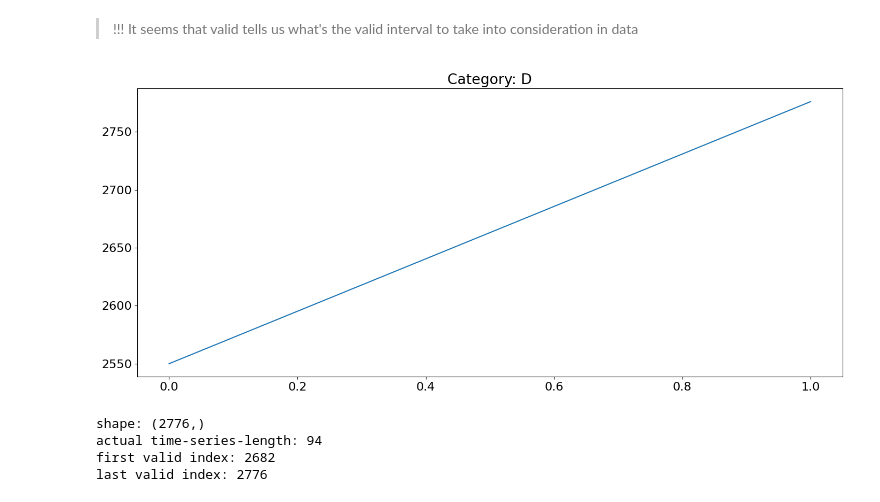
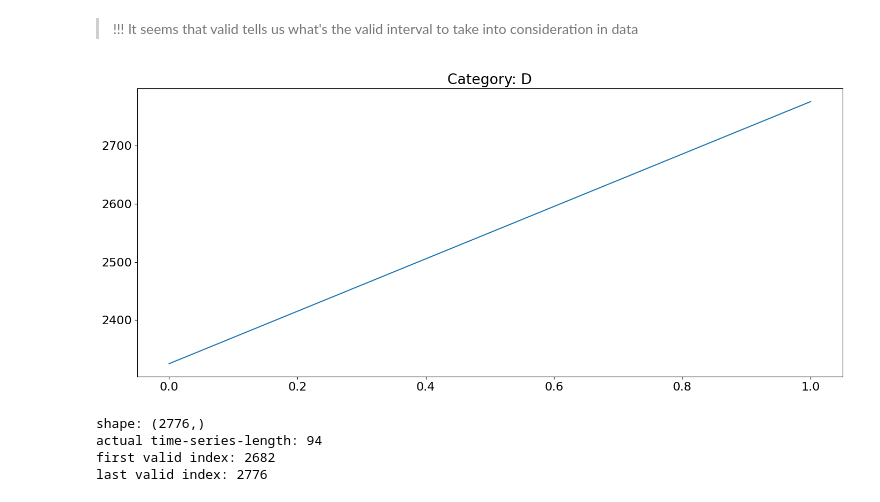
Before and after one commit to AlessandroSironi/AN2DL-Challenges-24, a Jupyter notebook: Challenge 2/notebooks/20231210_dataset_exploration-tomaso.ipynb, the cells around one changed output. Cells and saved outputs as stored; diff of their text form; code cells hidden in the pictures.

Commit message:
add plots

```diff
--- a/Challenge 2/notebooks/20231210_dataset_exploration-tomaso.ipynb
+++ b/Challenge 2/notebooks/20231210_dataset_exploration-tomaso.ipynb
@@ -97,9 +97,9 @@ inspect_data(data, 0)
 # %% [markdown]
 > !!! It seems that valid tells us what's the valid interval to take into consideration in data
 # %%
-inspect_data(valid, 100)
+inspect_data(valid, 0)
 # %% [output]
-[figure, old version]
+[figure, new version]
 # %%
 def inspect_data_range(data, i):
     plt.figure(figsize=(17, 7))
```
Also changed, not shown: parts of 3 cells of this notebook.
